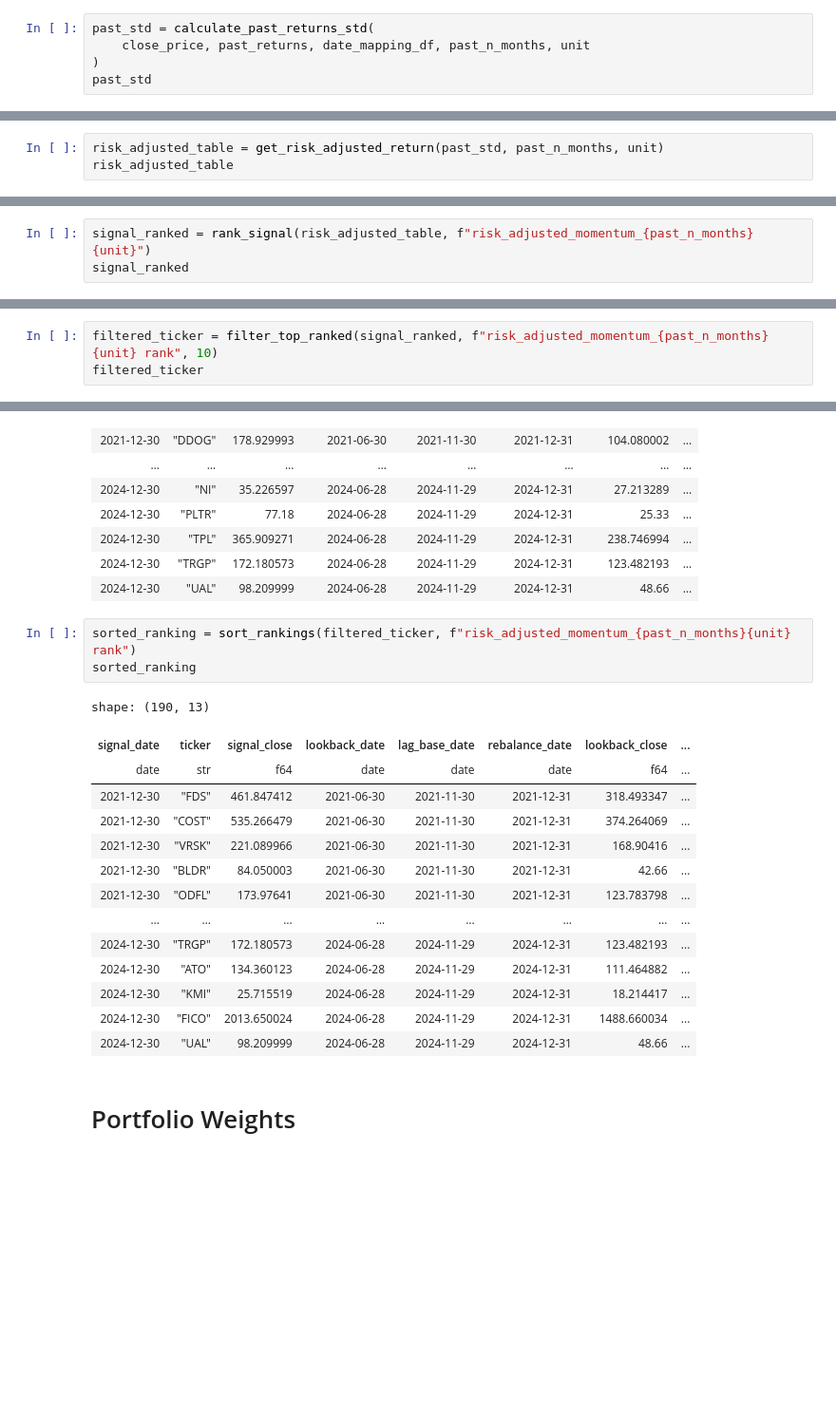
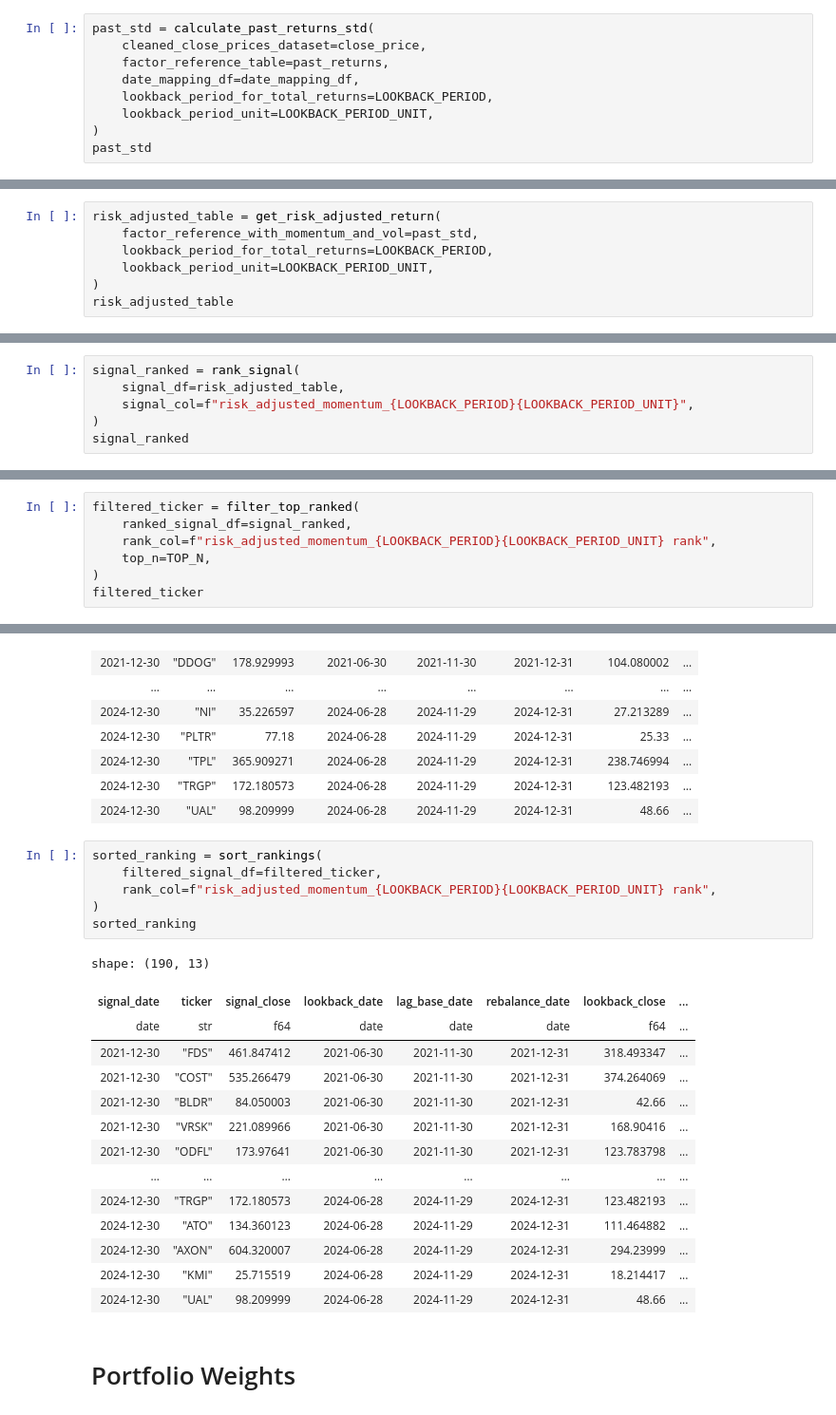
Before and after one commit to Luuuuuuuucas/polars-investment-strategy, a Jupyter notebook: notebooks/test_notebook.ipynb, the cells around one changed output, grey strips where cells are left out. Shown at 95% size. Drawn from its saved outputs; the diff is of its cells as text; blank space fills up the shorter version.

Commit message:
Add configuration and improve signal construction

```diff
--- a/notebooks/test_notebook.ipynb
+++ b/notebooks/test_notebook.ipynb
@@ -124,7 +137,11 @@ shape: (9_557, 10)
 | 2024-12-30 | "ZTS" | 157.64212 | 2024-06-28 | 2024-11-29 | 2024-12-31 | 167.649979 | ... |
 # %%
 past_std = calculate_past_returns_std(
-    close_price, past_returns, date_mapping_df, past_n_months, unit
+    cleaned_close_prices_dataset=close_price,
+    factor_reference_table=past_returns,
+    date_mapping_df=date_mapping_df,
+    lookback_period_for_total_returns=LOOKBACK_PERIOD,
+    lookback_period_unit=LOOKBACK_PERIOD_UNIT,
 )
 past_std
 # %% [output]
@@ -143,7 +160,11 @@ shape: (9_557, 11)
 | 2024-12-30 | "ZBRA" | 383.850006 | 2024-06-28 | 2024-11-29 | 2024-12-31 | 308.929993 | ... |
 | 2024-12-30 | "ZTS" | 157.64212 | 2024-06-28 | 2024-11-29 | 2024-12-31 | 167.649979 | ... |
 # %%
-risk_adjusted_table = get_risk_adjusted_return(past_std, past_n_months, unit)
+risk_adjusted_table = get_risk_adjusted_return(
+    factor_reference_with_momentum_and_vol=past_std,
+    lookback_period_for_total_returns=LOOKBACK_PERIOD,
+    lookback_period_unit=LOOKBACK_PERIOD_UNIT,
+)
 risk_adjusted_table
 # %% [output]
 shape: (9_557, 12)
@@ -163,7 +184,10 @@ shape: (9_557, 12)
 # %% [markdown]
 # Signal Ranking
 # %%
-signal_ranked = rank_signal(risk_adjusted_table, f"risk_adjusted_momentum_{past_n_months}{unit}")
+signal_ranked = rank_signal(
+    signal_df=risk_adjusted_table,
+    signal_col=f"risk_adjusted_momentum_{LOOKBACK_PERIOD}{LOOKBACK_PERIOD_UNIT}",
+)
 signal_ranked
 # %% [output]
 shape: (9_557, 13)
@@ -181,7 +205,11 @@ shape: (9_557, 13)
 | 2024-12-30 | "ZBRA" | 383.850006 | 2024-06-28 | 2024-11-29 | 2024-12-31 | 308.929993 | ... |
 | 2024-12-30 | "ZTS" | 157.64212 | 2024-06-28 | 2024-11-29 | 2024-12-31 | 167.649979 | ... |
 # %%
-filtered_ticker = filter_top_ranked(signal_ranked, f"risk_adjusted_momentum_{past_n_months}{unit} rank", 10)
+filtered_ticker = filter_top_ranked(
+    ranked_signal_df=signal_ranked,
+    rank_col=f"risk_adjusted_momentum_{LOOKBACK_PERIOD}{LOOKBACK_PERIOD_UNIT} rank",
+    top_n=TOP_N,
+)
 filtered_ticker
 # %% [output]
 shape: (190, 13)
@@ -199,22 +227,25 @@ shape: (190, 13)
 | 2024-12-30 | "TRGP" | 172.180573 | 2024-06-28 | 2024-11-29 | 2024-12-31 | 123.482193 | ... |
 | 2024-12-30 | "UAL" | 98.209999 | 2024-06-28 | 2024-11-29 | 2024-12-31 | 48.66 | ... |
 # %%
-sorted_ranking = sort_rankings(filtered_ticker, f"risk_adjusted_momentum_{past_n_months}{unit} rank")
+sorted_ranking = sort_rankings(
+    filtered_signal_df=filtered_ticker,
+    rank_col=f"risk_adjusted_momentum_{LOOKBACK_PERIOD}{LOOKBACK_PERIOD_UNIT} rank",
+)
 sorted_ranking
 # %% [output]
 shape: (190, 13)
 | signal_date | ticker | signal_close | lookback_date | lag_base_date | rebalance_date | lookback_close | ... |
 | date | str | f64 | date | date | date | f64 | ... |
 | 2021-12-30 | "FDS" | 461.847412 | 2021-06-30 | 2021-11-30 | 2021-12-31 | 318.493347 | ... |
 | 2021-12-30 | "COST" | 535.266479 | 2021-06-30 | 2021-11-30 | 2021-12-31 | 374.264069 | ... |
+| 2021-12-30 | "BLDR" | 84.050003 | 2021-06-30 | 2021-11-30 | 2021-12-31 | 42.66 | ... |
 | 2021-12-30 | "VRSK" | 221.089966 | 2021-06-30 | 2021-11-30 | 2021-12-31 | 168.90416 | ... |
-| 2021-12-30 | "BLDR" | 84.050003 | 2021-06-30 | 2021-11-30 | 2021-12-31 | 42.66 | ... |
 | 2021-12-30 | "ODFL" | 173.97641 | 2021-06-30 | 2021-11-30 | 2021-12-31 | 123.783798 | ... |
 | … | … | … | … | … | … | … | ... |
 | 2024-12-30 | "TRGP" | 172.180573 | 2024-06-28 | 2024-11-29 | 2024-12-31 | 123.482193 | ... |
 | 2024-12-30 | "ATO" | 134.360123 | 2024-06-28 | 2024-11-29 | 2024-12-31 | 111.464882 | ... |
+| 2024-12-30 | "AXON" | 604.320007 | 2024-06-28 | 2024-11-29 | 2024-12-31 | 294.23999 | ... |
 | 2024-12-30 | "KMI" | 25.715519 | 2024-06-28 | 2024-11-29 | 2024-12-31 | 18.214417 | ... |
-| 2024-12-30 | "FICO" | 2013.650024 | 2024-06-28 | 2024-11-29 | 2024-12-31 | 1488.660034 | ... |
 | 2024-12-30 | "UAL" | 98.209999 | 2024-06-28 | 2024-11-29 | 2024-12-31 | 48.66 | ... |
 # %% [markdown]
 # Portfolio Weights
```
Also changed, not shown: parts of 26 cells of this notebook, 5 other files.
